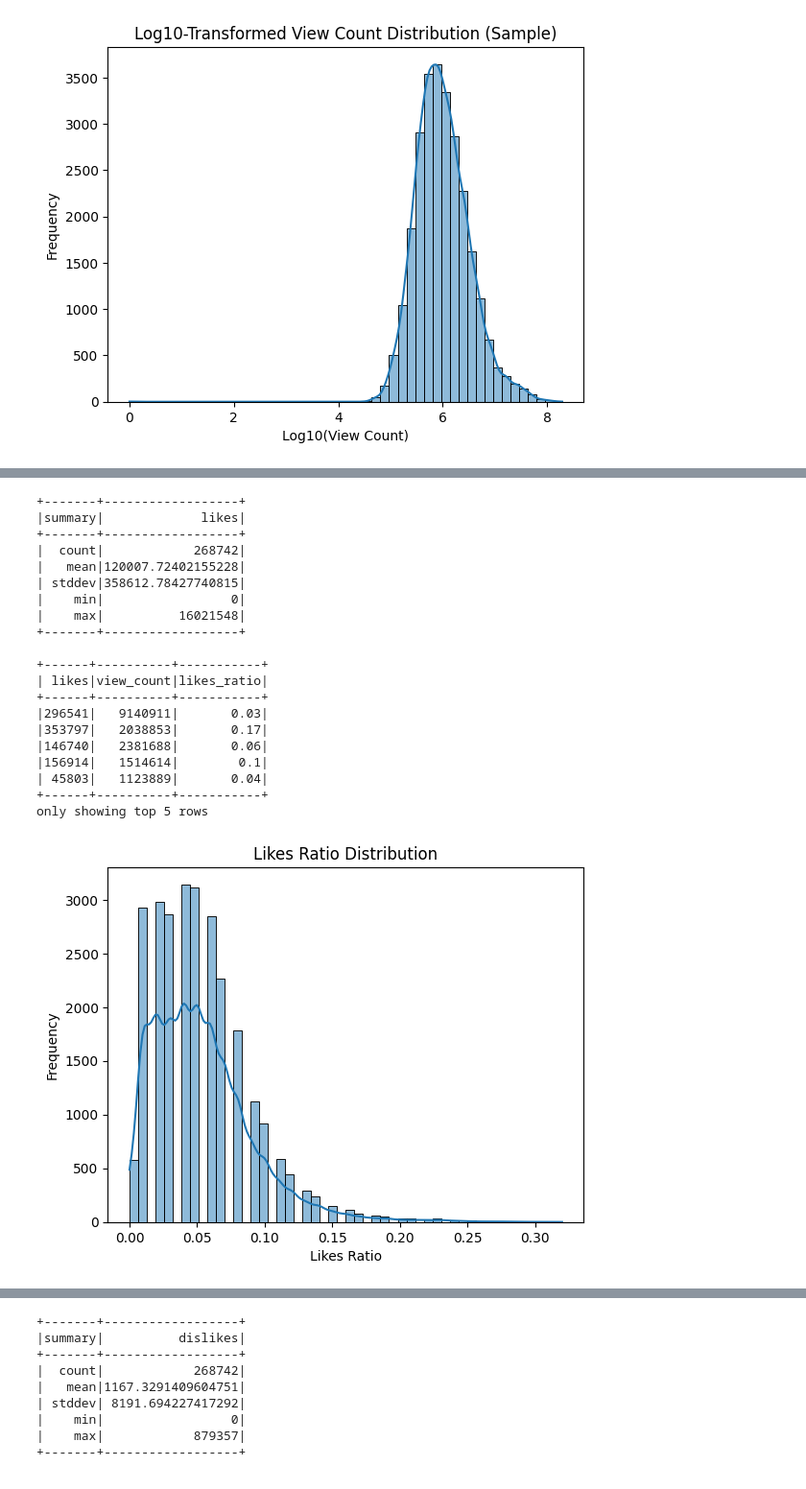
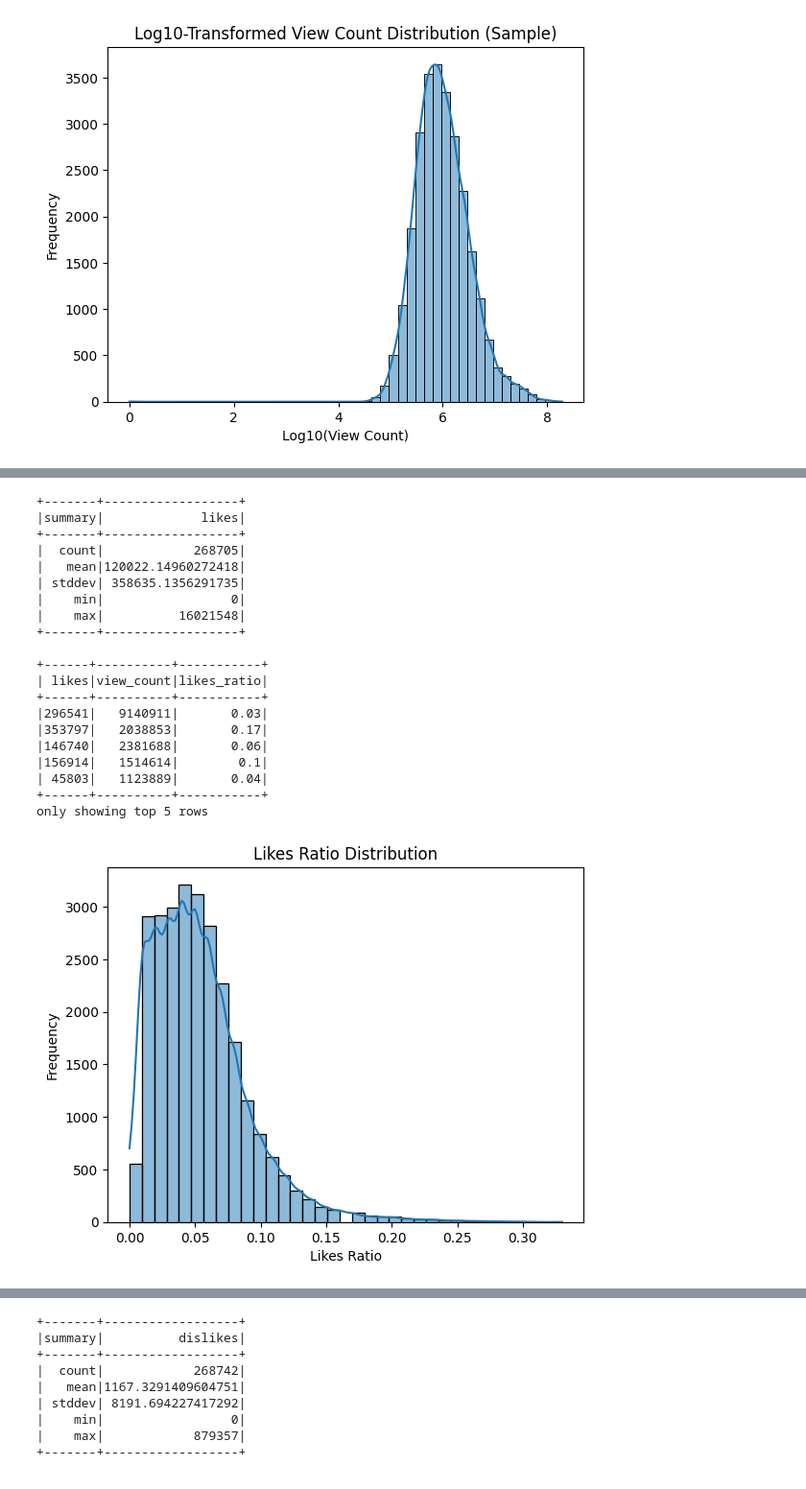
Before and after one commit to muzzy3k/YouTubeBigData, a Jupyter notebook: CA_EDA.ipynb, the cells around one changed output, grey strips where cells are left out. Shown at 96% size. Saved outputs shown, nothing was run; the diff lists cells and outputs as text; code cells hidden in the pictures.

Commit message:
add some graphs, fix some graphs

```diff
--- a/CA_EDA.ipynb
+++ b/CA_EDA.ipynb
@@ -50,0 +62,4 @@ import pyspark.sql.functions as F
+# %%
+# Filter out rows with view_count = 0
+df = df.filter(F.col("view_count") != 0)
+df.count()
@@ -410,40 +449,40 @@ plt.show()
 df.select("likes").describe().show()
 
 # Create a ratio column to see likes per view (watch out for division by zero)
-df = df.withColumn("likes_ratio", F.round(col("likes") / F.col("view_count"), 2))
+df = df.withColumn("likes_ratio", F.round(F.col("likes") / F.col("view_count"), 2))
 df.select("likes", "view_count", "likes_ratio").show(5)
 
 # Take a 10% sample of the data for visualization (adjust fraction if needed)
 sample_likes_ratio = df.select("likes_ratio").sample(fraction=0.10, seed=42).toPandas()
 
 # Plot the histogram for the likes_ratio distribution
-sns.histplot(sample_likes_ratio["likes_ratio"], bins=50, kde=True)
+sns.histplot(sample_likes_ratio["likes_ratio"], bins=35, kde=True)
 plt.title("Likes Ratio Distribution")
 plt.xlabel("Likes Ratio")
 plt.ylabel("Frequency")
 plt.show()
 # %% [output]
 +-------+------------------+
 |summary|             likes|
 +-------+------------------+
-|  count|            268742|
-|   mean|120007.72402155228|
-| stddev|358612.78427740815|
+|  count|            268705|
+|   mean|120022.14960272418|
+| stddev| 358635.1356291735|
 |    min|                 0|
 |    max|          16021548|
 +-------+------------------+
 
 +------+----------+-----------+
 | likes|view_count|likes_ratio|
 +------+----------+-----------+
 |296541|   9140911|       0.03|
 |353797|   2038853|       0.17|
 |146740|   2381688|       0.06|
 |156914|   1514614|        0.1|
 | 45803|   1123889|       0.04|
 +------+----------+-----------+
 only showing top 5 rows
-[figure, old version]
+[figure, new version]
 # %%
 # Get a sample for visualization
 sample_likes = df.select("likes").sample(fraction=0.10, seed=42).toPandas()
```
Also changed, not shown: parts of 11 cells of this notebook, 1 other file.
